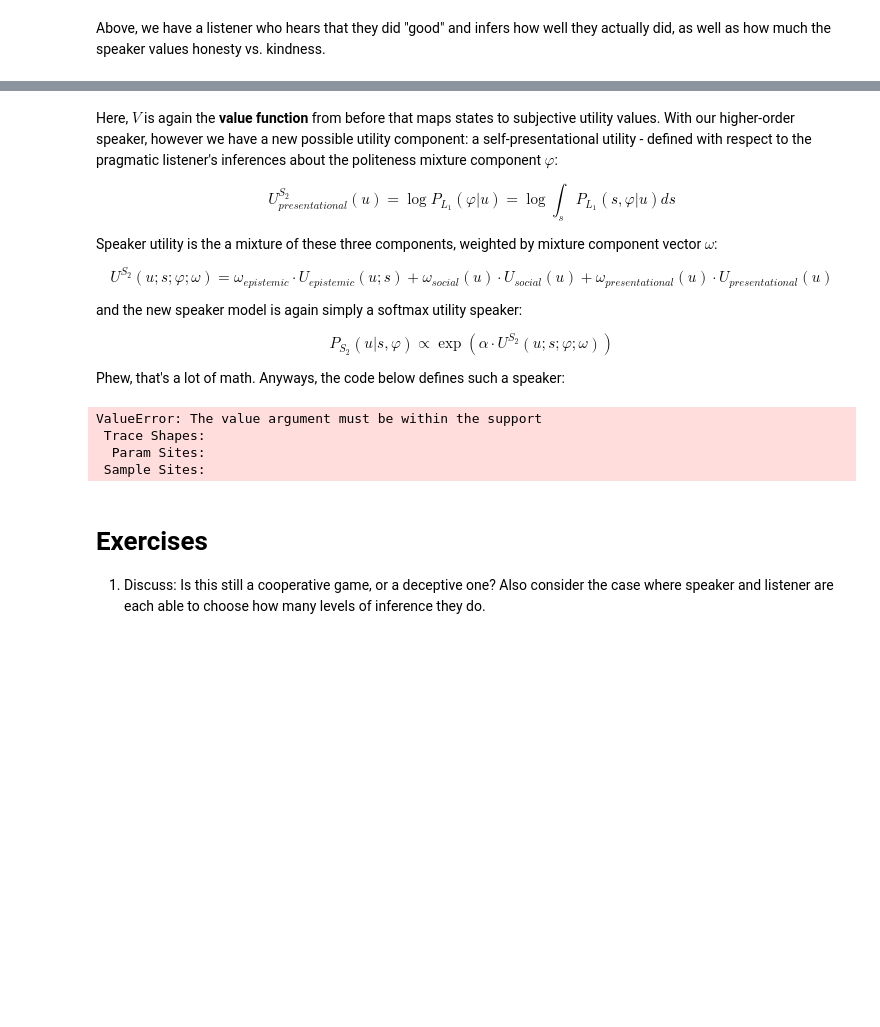
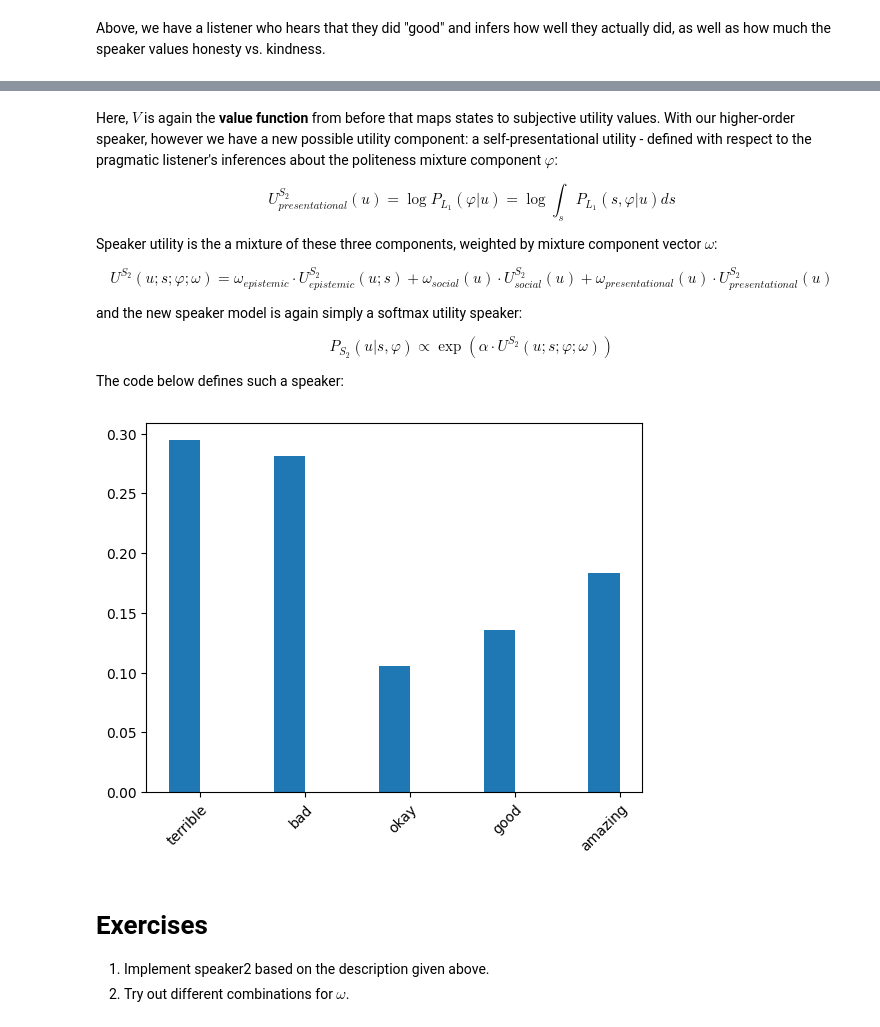
Before and after one commit to marvosyntactical/pragmatics-pyro, a Jupyter notebook: course/solutions/09-RSA-politeness.ipynb, the cells around one changed output, grey strips where cells are left out. Saved outputs shown, nothing was run; the diff lists cells and outputs as text; code cells hidden in the pictures; blank space fills up the shorter version.

```diff
--- a/course/solutions/09-RSA-politeness.ipynb
+++ b/course/solutions/09-RSA-politeness.ipynb
@@ -267,52 +260,37 @@ $$U^{S_2}_{presentational}(u)=\log P_{L_1}(\varphi|u)=\log \int_sP_{L_1}(s,\varp
 
 Speaker utility is the a mixture of these three components, weighted by mixture component vector $\omega$:
 
-$$U^{S_2}(u;s;\varphi;\omega)=\omega_{epistemic}\cdot U_{epistemic}(u;s)+\omega_{social}(u)\cdot U_{social}(u)+\omega_{presentational}(u)\cdot U_{presentational}(u)$$
+$$U^{S_2}(u;s;\varphi;\omega)=\omega_{epistemic}\cdot U^{S_2}_{epistemic}(u;s)+\omega_{social}(u)\cdot U^{S_2}_{social}(u)+\omega_{presentational}(u)\cdot U^{S_2}_{presentational}(u)$$
 
 and the new speaker model is again simply a softmax utility speaker:
 
 $$P_{S_2}(u|s,\varphi)\propto\exp(\alpha\cdot U^{S_2}(u;s;\varphi;\omega))$$
 
-Phew, that's a lot of math. Anyways, the code below defines such a speaker:
+The code below defines such a speaker:
 # %%
-alpha2 = 3
+alpha2 = 1
 
 @Marginal
 def speaker2(state, phi, omega):
-    utterance = utterance_prior()
-    l1_interp_dist = pragmatic_listener(utterance)
-    # for tr in l1_interp_dist.trace_dist.exec_traces:
-    #    assert False, tr.nodes
+
+    # your code here
 
     # ---- marginal posterior distributions ----
 
     # speaker's simulation of l1's marginal state posterior
-    # ("what state l1 would probably infer from this utterance?")
-    l1_state = HashingMarginal.marginalize2d(
-        l1_interp_dist, 0
-    )
+    # ("what state would l1 probably infer from this utterance?")
+    l1_state = marginalize(l1_dist, 0)
+
     # speaker's simulation of l1's marginal goal posterior
-    # "(what goal l1 would probably infer from this utterance?")
-    l1_goal = HashingMarginal.marginalize2d(
-        l1_interp_dist, 1
-    )
+    # ("what goal would l1 probably infer from this utterance?")
+    l1_goal = marginalize(l1_dist, 1)
 
-    # ---- utilities ----
-    util_epistemic = l1_state.log_prob(state)
-    util_social = expectation(l1_state, value_function)
-    util_presentational = l1_goal.log_prob(phi)
-
-    s2_utility = omega.epistemic * util_epistemic + \
-        omega.social * util_social + \
-        omega.presentational * util_presentational
-    pyro.factor("s2_util", alpha2 * s2_utility)
+    # your code here
 
     return utterance
 # %%
-Omg = namedtuple("Omg", ("epistemic", "social", "presentational"))
-s2_dist = speaker2(1, 0.1, Omg(0.3,0.3,0.4))
+Omega = namedtuple("Omega", ("epistemic", "social", "presentational"))
+s2_dist = speaker2(1, 0.0, Omega(0.8, 0.1, 0.1))
+visualize(s2_dist)
 # %% [output]
-ValueError: The value argument must be within the support
- Trace Shapes:
-  Param Sites:
- Sample Sites:
+[figure, added]
@@ -321,3 +297,4 @@ silly_plotter(s2_dist)
 # %% [markdown]
 # Exercises
-1. Discuss: Is this still a cooperative game, or a deceptive one? Also consider the case where speaker and listener are each able to choose how many levels of inference they do.
+1. Implement speaker2 based on the description given above.
+2. Try out different combinations for $\omega$.
```
Also changed, not shown: parts of 22 cells of this notebook, 11 other files.
